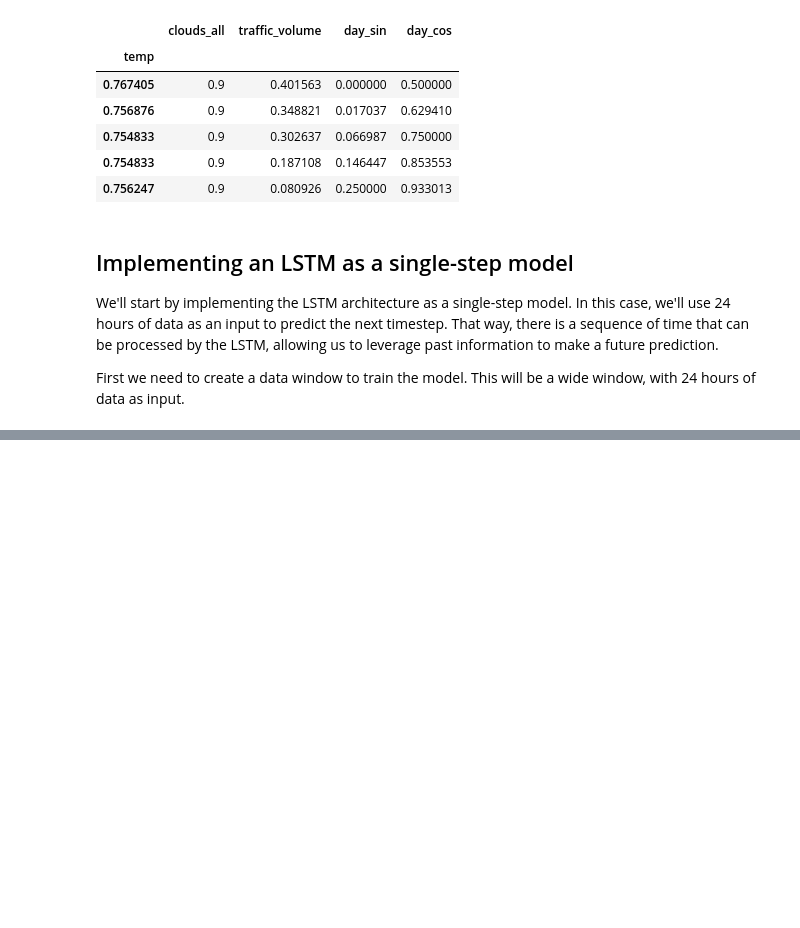
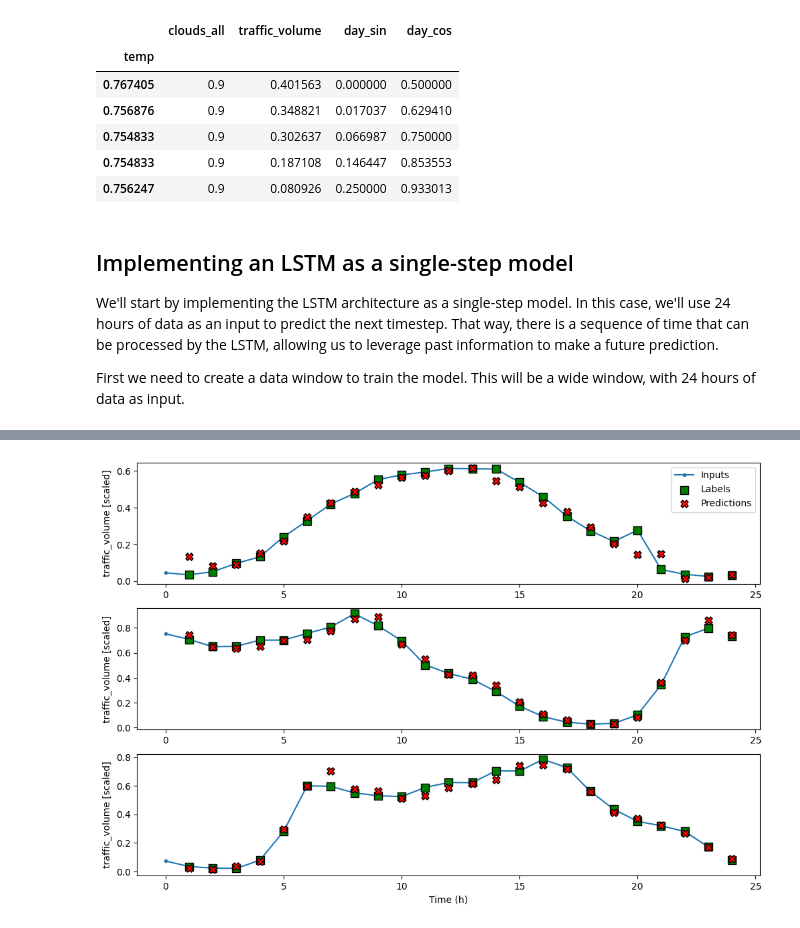
Before and after one commit to xbadiam/Forecasting, a Jupyter notebook: notebooks/04_Implementing_LSTM.ipynb, the cells around one changed output, grey strips where cells are left out. Cells and saved outputs as stored; diff of their text form; code cells hidden in the pictures; blank space fills up the shorter version.

Commit message:
model one step

```diff
--- a/notebooks/04_Implementing_LSTM.ipynb
+++ b/notebooks/04_Implementing_LSTM.ipynb
@@ -194,0 +197,6 @@ wide_window = DataWindow(input_width=24,
+# %%
+# Set return_sequences to True to make sure that past information is being used by the network.
+lstm_model = Sequential([
+    LSTM(32, return_sequences=True),
+    Dense(units=1)
+])
@@ -194,0 +228,4 @@ wide_window = DataWindow(input_width=24,
+# %%
+wide_window.plot(lstm_model)
+# %% [output]
+[figure, added]
```
Also changed, not shown: parts of 2 cells of this notebook.
